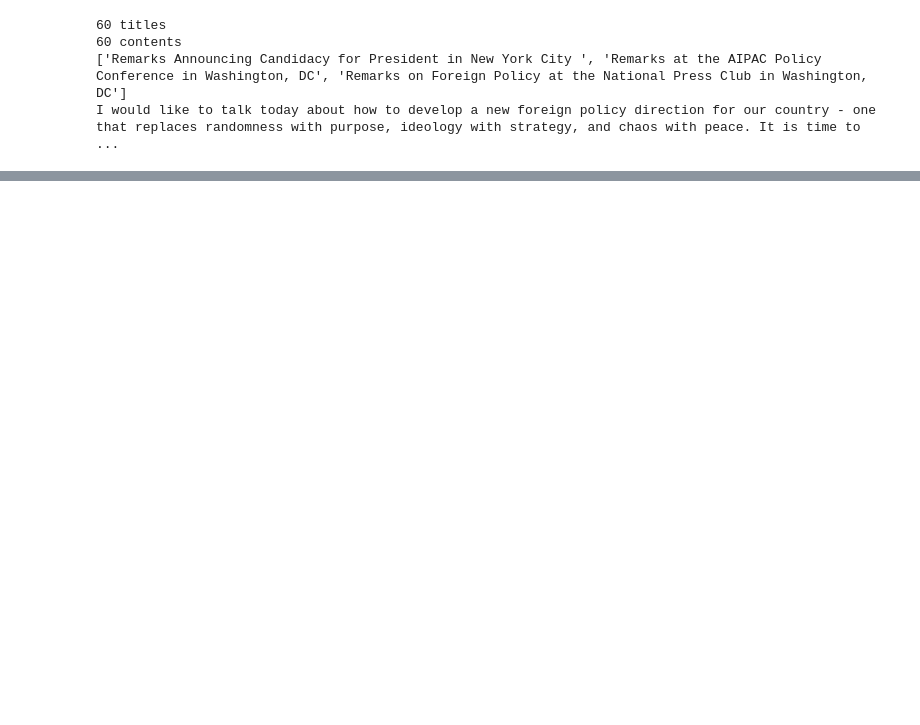
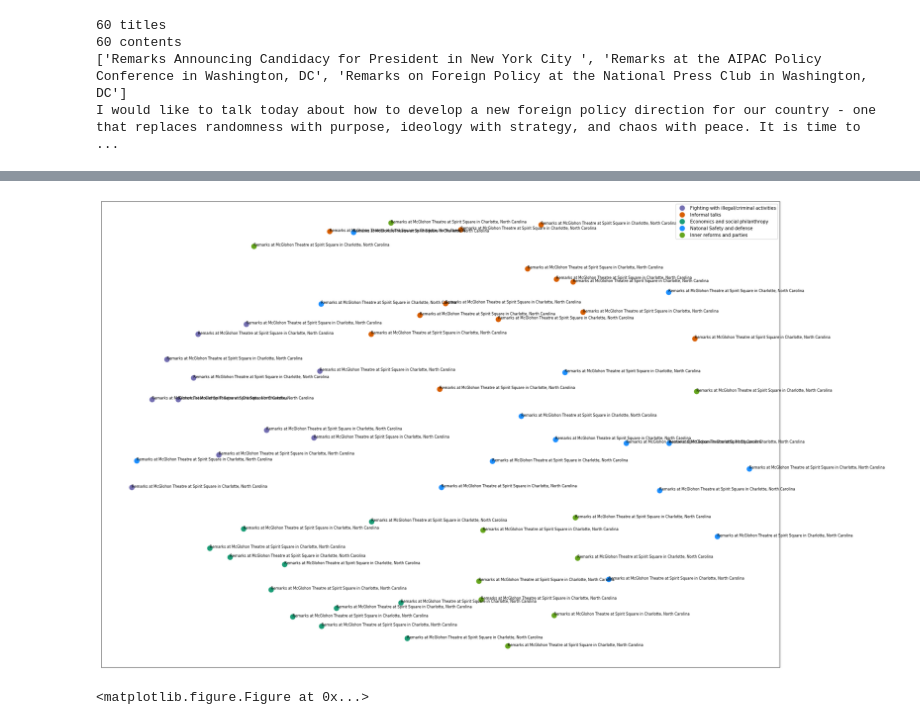
Before and after one commit to ZiweiGu/Trump-speech-visualization, a Jupyter notebook: Trump_debate.ipynb, the cells around one changed output, grey strips where cells are left out. Drawn from its saved outputs; the diff is of its cells as text; code cells hidden in the pictures; blank space fills up the shorter version.

```diff
--- a/Trump_debate.ipynb
+++ b/Trump_debate.ipynb
@@ -23,7 +23,7 @@ for i in range(0,len(titles)):
     ranks.append(i)
 # %%
 stopwords = nltk.corpus.stopwords.words('english')
-stopwords += []
+stopwords += ['go', 'think', 'real', 'get', 'gon']
 # %%
 from nltk.stem.snowball import SnowballStemmer
 stemmer = SnowballStemmer("english")
@@ -65,7 +65,7 @@ vocab_frame = pd.DataFrame({'words': totalvocab_tokenized}, index = totalvocab_s
 # %%
 from sklearn.feature_extraction.text import TfidfVectorizer
 
-tfidf_vectorizer = TfidfVectorizer(max_df=0.7, max_features=200000,
+tfidf_vectorizer = TfidfVectorizer(max_df=0.6, max_features=200000,
                                  min_df=0.1, stop_words= stopwords,
                                  use_idf=True, tokenizer=tokenize_and_stem, ngram_range=(1,3))
 
@@ -87,7 +87,7 @@ dist = 1 - cosine_similarity(tfidf_matrix)
 # %%
 from sklearn.cluster import KMeans
 
-num_clusters = 4
+num_clusters = 5
 
 km = KMeans(n_clusters=num_clusters)
 
@@ -163,0 +196,10 @@ Cluster 3 titles: Remarks at the Collier County Fairgrounds in Naples, Florida,
+# %%
+#set up colors per clusters using a dict
+cluster_colors = {0: '#7570b3', 1: '#d95f02', 2: '#1b9e77', 3: '#1E90FF', 4: '#66a61e'}
+
+#set up cluster names using a dict
+cluster_names = {0: 'Fighting with illegal/criminal activities',
+                 1: 'Informal talks',
+                 2: 'Economics and social philanthropy',
+                 3: 'Natonal Safety and defense',
+                 4: 'Inner reforms and parties'}
@@ -163,0 +208,45 @@ Cluster 3 titles: Remarks at the Collier County Fairgrounds in Naples, Florida,
+# %%
+#create data frame that has the result of the MDS plus the cluster numbers and titles
+df = pd.DataFrame(dict(x=xs, y=ys, label=clusters, title = titles))
+
+#group by cluster
+groups = df.groupby('label')
+
+
+# set up plot
+fig, ax = plt.subplots(figsize=(27, 19)) # set size
+ax.margins(0.05) # Optional, just adds 5% padding to the autoscaling
+
+#iterate through groups to layer the plot
+#note that I use the cluster_name and cluster_color dicts with the 'name' lookup to return the appropriate color/label
+for name, group in groups:
+    ax.plot(group.x, group.y, marker='o', linestyle='', ms=12, label=cluster_names[name], color=cluster_colors[name], mec='none')
+    ax.set_aspect('auto')
+    ax.tick_params(\
+        axis= 'x',          # changes apply to the x-axis
+        which='both',      # both major and minor ticks are affected
+        bottom='off',      # ticks along the bottom edge are off
+        top='off',         # ticks along the top edge are off
+        labelbottom='off')
+    ax.tick_params(\
+        axis= 'y',         # changes apply to the y-axis
+        which='both',      # both major and minor ticks are affected
+        left='off',      # ticks along the bottom edge are off
+        top='off',         # ticks along the top edge are off
+        labelleft='off')
+
+ax.legend(numpoints=1)  #show legend with only 1 point
+
+#add label in x,y position with the label as the film title
+for i in range(len(df)):
+    ax.text(df.loc[i]['x'], df.loc[i]['y'], df.loc[i]['title'], size=8)
+
+
+
+plt.show() #show the plot
+
+#uncomment the below to save the plot if need be
+plt.savefig('clusters_small_noaxes.png', dpi=200)
+# %% [output]
+[figure, added]
+<matplotlib.figure.Figure at 0x...>
```
Also changed, not shown: parts of 11 cells of this notebook.
